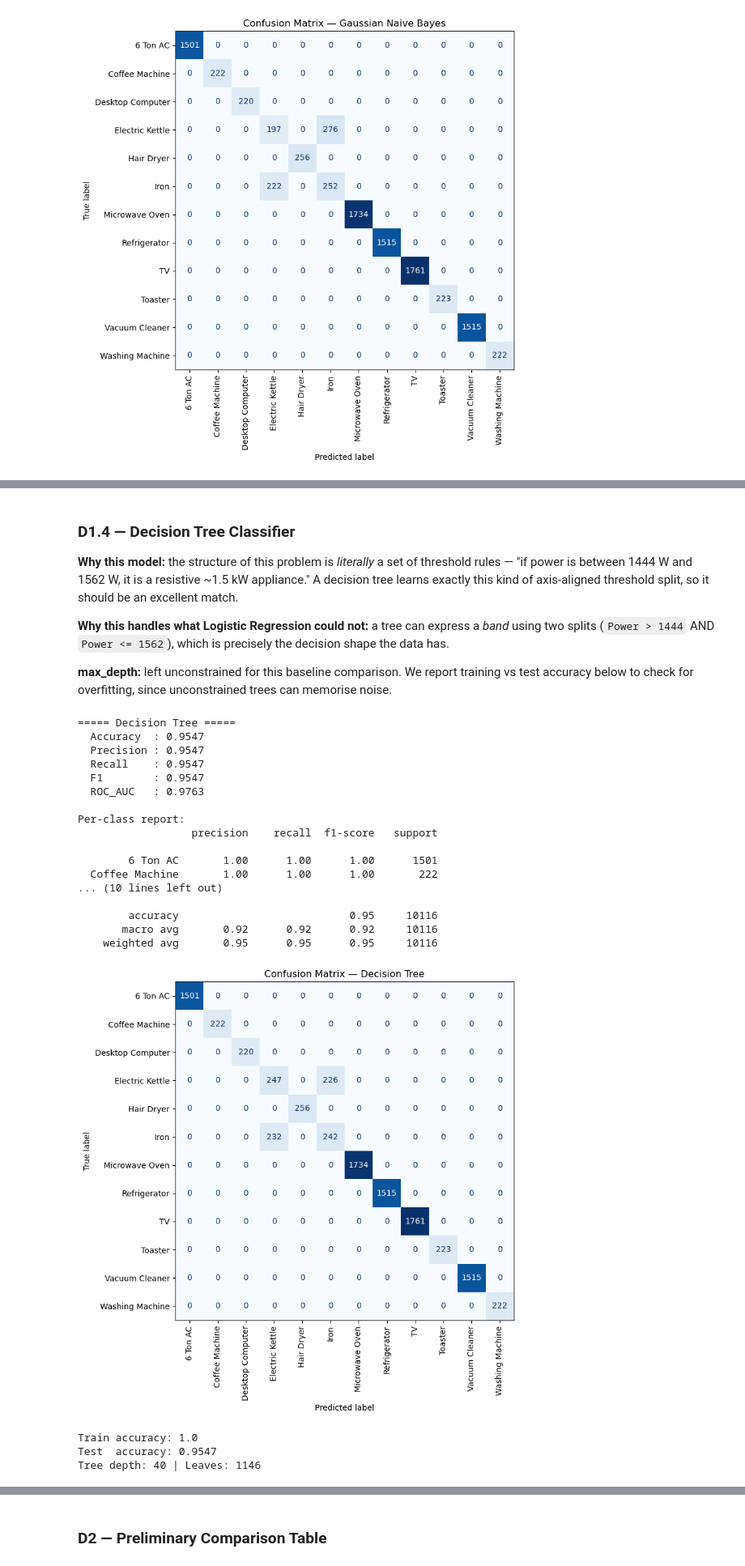
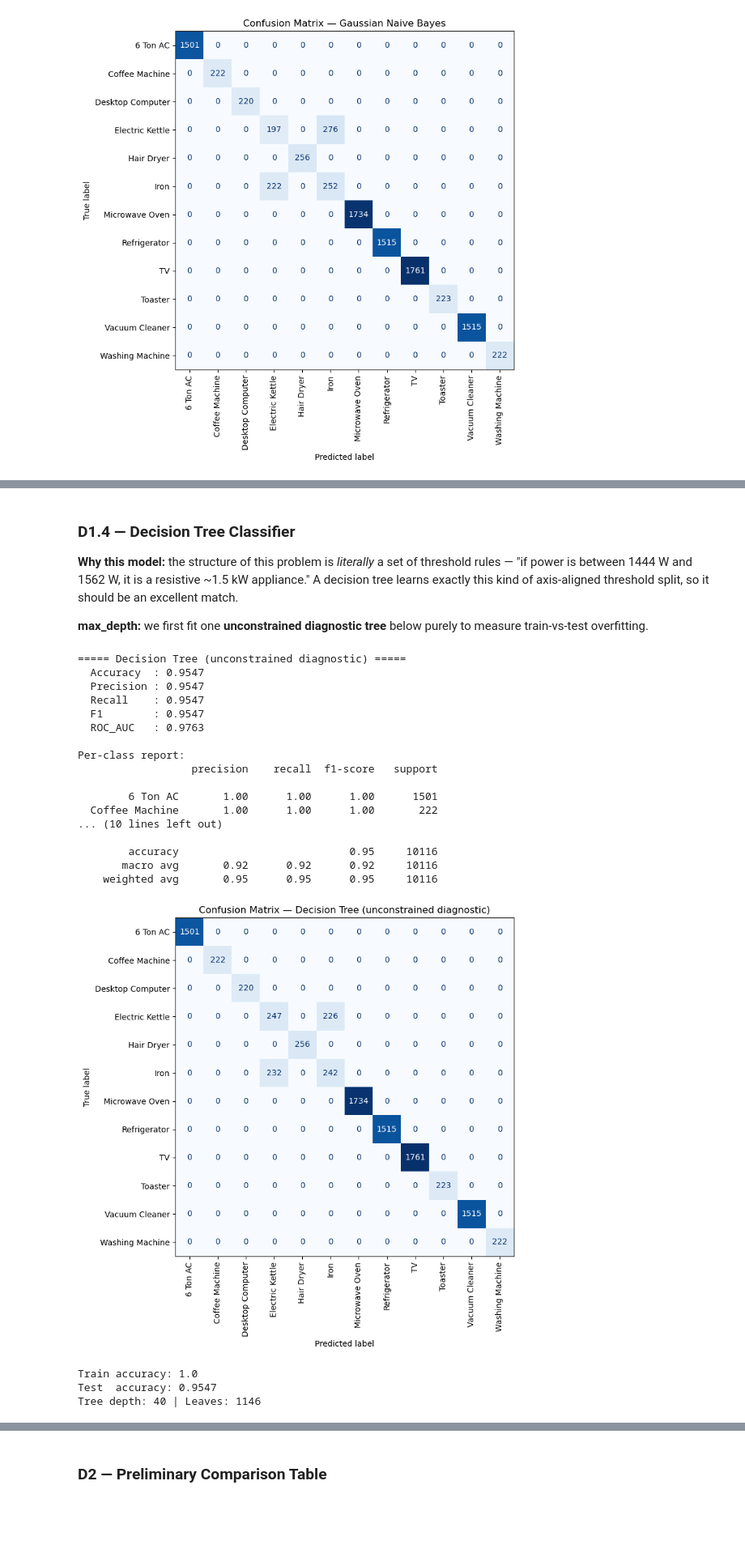
Before and after one commit to yazhini-vetrivel/airbnb_pricing_analytics, a Jupyter notebook: notebooks/classification.ipynb, the cells around one changed output, grey strips where cells are left out. Shown at 81% size. Saved outputs shown, nothing was run; the diff lists cells and outputs as text; code cells hidden in the pictures; blank space fills up the shorter version.

```diff
--- a/notebooks/classification.ipynb
+++ b/notebooks/classification.ipynb
@@ -736,0 +739,29 @@ be the natural remedy, and is a strong candidate for the Review 2 tuning stage.
+# %%
+# D1.2b: Grid search over k and weighting scheme, using 5-fold CV on the TRAIN split only
+from sklearn.model_selection import GridSearchCV, StratifiedKFold
+
+param_grid = {
+    'n_neighbors': list(range(1, 22, 2)),   # 1, 3, 5, ..., 21
+    'weights': ['uniform', 'distance']
+}
+cv = StratifiedKFold(n_splits=5, shuffle=True, random_state=RANDOM_STATE)
+
+grid_knn = GridSearchCV(
+    KNeighborsClassifier(),
+    param_grid=param_grid,
+    scoring='f1_weighted',
+    cv=cv,
+    n_jobs=-1
+)
+grid_knn.fit(X_train_s, y_train)
+
+cv_results = pd.DataFrame(grid_knn.cv_results_)[
+    ['param_n_neighbors', 'param_weights', 'mean_test_score', 'std_test_score']
+].rename(columns={
+    'param_n_neighbors': 'k', 'param_weights': 'weights',
+    'mean_test_score': 'cv_weighted_f1', 'std_test_score': 'cv_std'
+}).sort_values('cv_weighted_f1', ascending=False)
+
+print(cv_results.to_string(index=False))
+print(f"\nBest params (5-fold CV, weighted F1): {grid_knn.best_params_}")
+print(f"Best CV weighted F1: {grid_knn.best_score_:.4f}")
@@ -800,40 +894,40 @@ As with every other model, its residual errors are the Iron/Kettle pair.
 "if power is between 1444 W and 1562 W, it is a resistive ~1.5 kW appliance." A decision tree
 learns exactly this kind of axis-aligned threshold split, so it should be an excellent match.
 
-**Why this handles what Logistic Regression could not:** a tree can express a *band* using two
-splits (`Power > 1444` AND `Power <= 1562`), which is precisely the decision shape the data has.
-
-**max_depth:** left unconstrained for this baseline comparison. We report training vs test
-accuracy below to check for overfitting, since unconstrained trees can memorise noise.
+**max_depth:** we first fit one **unconstrained diagnostic tree** below purely to measure
+train-vs-test overfitting.
 # %%
-dtree, pred_dt = evaluate(
-    'Decision Tree',
+# Diagnostic only — deliberately UNCONSTRAINED, to measure overfitting via train-vs-test gap.
+# This is NOT the final model: D1.4b below tunes max_depth and produces the tree actually used
+# for feature importance, the tree plot, and the Section D comparison table.
+dtree_unconstrained, pred_dt_unconstrained = evaluate(
+    'Decision Tree (unconstrained diagnostic)',
     DecisionTreeClassifier(random_state=RANDOM_STATE),
     X_train_s, y_train, X_test_s, y_test
 )
 
-print("Train accuracy:", round(dtree.score(X_train_s, y_train), 4))
-print("Test  accuracy:", round(dtree.score(X_test_s,  y_test ), 4))
-print("Tree depth:", dtree.get_depth(), "| Leaves:", dtree.get_n_leaves())
+print("Train accuracy:", round(dtree_unconstrained.score(X_train_s, y_train), 4))
+print("Test  accuracy:", round(dtree_unconstrained.score(X_test_s,  y_test ), 4))
+print("Tree depth:", dtree_unconstrained.get_depth(), "| Leaves:", dtree_unconstrained.get_n_leaves())
 # %% [output]
-===== Decision Tree =====
+===== Decision Tree (unconstrained diagnostic) =====
   Accuracy  : 0.9547
   Precision : 0.9547
   Recall    : 0.9547
   F1        : 0.9547
   ROC_AUC   : 0.9763
 
 Per-class report:
                   precision    recall  f1-score   support
 
         6 Ton AC       1.00      1.00      1.00      1501
   Coffee Machine       1.00      1.00      1.00       222
 ... (10 lines left out)
 
         accuracy                           0.95     10116
        macro avg       0.92      0.92      0.92     10116
     weighted avg       0.95      0.95      0.95     10116
-[figure, old version]
+[figure, new version]
 Train accuracy: 1.0
 Test  accuracy: 0.9547
 Tree depth: 40 | Leaves: 1146
```
Also changed, not shown: parts of 44 cells of this notebook.
